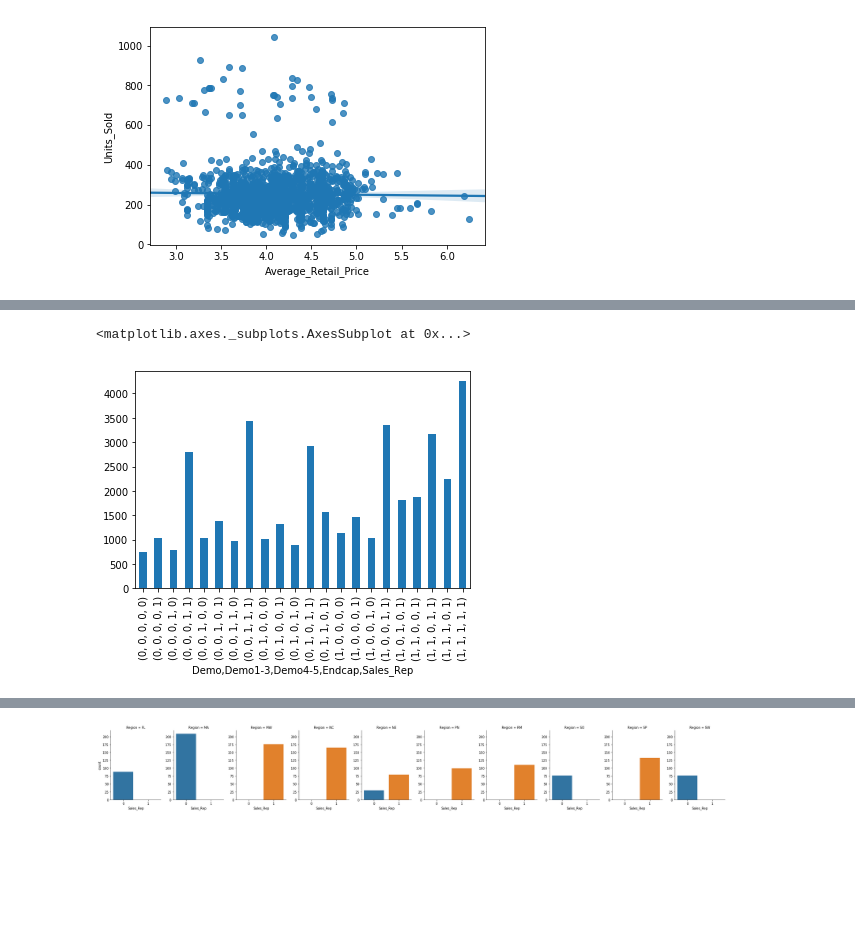
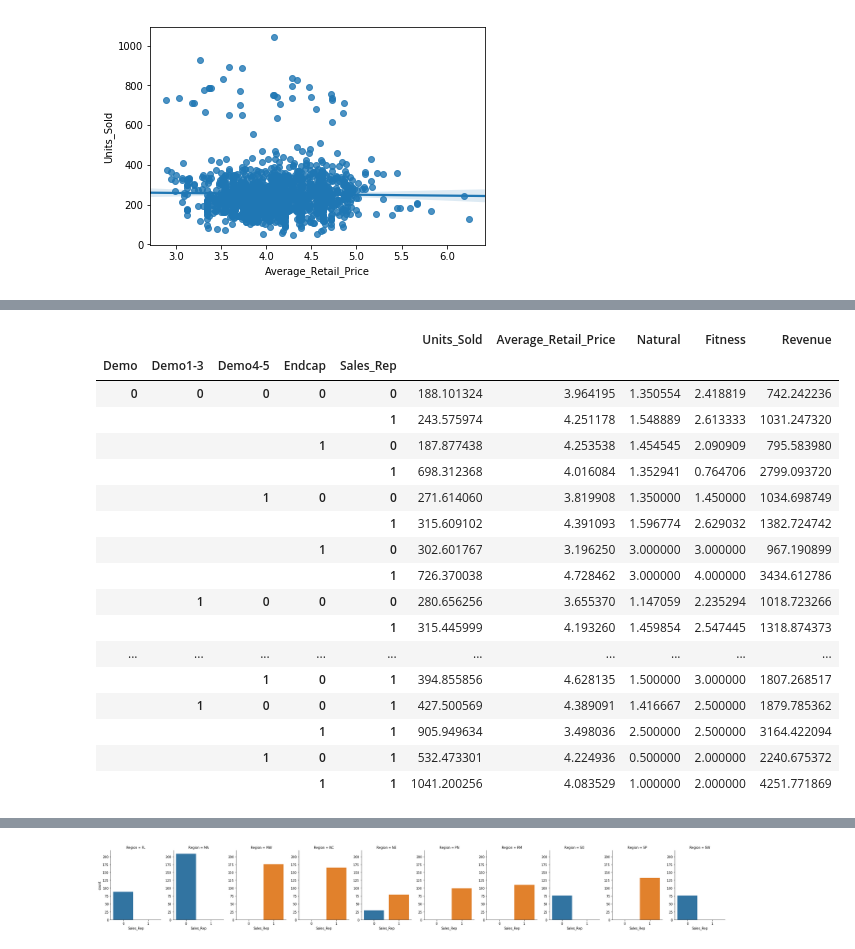
Before and after one commit to slerkpatomsak/ML-CaseStudy, a Jupyter notebook: goodbelly_casestudy.ipynb, the cells around one changed output, grey strips where cells are left out. Cells and saved outputs as stored; diff of their text form; code cells hidden in the pictures; blank space fills up the shorter version.

```diff
--- a/goodbelly_casestudy.ipynb
+++ b/goodbelly_casestudy.ipynb
@@ -269,8 +269,23 @@ group_by_demos.aggregate([np.size,np.mean,np.std])
 |  |  |  | 1 | 1.0 | 1041.200256 | NaN | 1.0 | 4.083529 | NaN | ... |
 # %%
 group_by = bellyfat.groupby(['Demo','Demo1-3','Demo4-5','Endcap','Sales_Rep'])
-group_plot =group_by.aggregate(np.mean)
-group_plot.Revenue.plot.bar()
+group_by.aggregate(np.mean)
 # %% [output]
-<matplotlib.axes._subplots.AxesSubplot at 0x...>
-[figure, removed]
+|  |  |  |  |  | Units_Sold | Average_Retail_Price | Natural | Fitness | Revenue |
+| Demo | Demo1-3 | Demo4-5 | Endcap | Sales_Rep |  |  |  |  |  |
+| 0 | 0 | 0 | 0 | 0 | 188.101324 | 3.964195 | 1.350554 | 2.418819 | 742.242236 |
+|  |  |  |  | 1 | 243.575974 | 4.251178 | 1.548889 | 2.613333 | 1031.247320 |
+|  |  |  | 1 | 0 | 187.877438 | 4.253538 | 1.454545 | 2.090909 | 795.583980 |
+|  |  |  |  | 1 | 698.312368 | 4.016084 | 1.352941 | 0.764706 | 2799.093720 |
+|  |  | 1 | 0 | 0 | 271.614060 | 3.819908 | 1.350000 | 1.450000 | 1034.698749 |
+|  |  |  |  | 1 | 315.609102 | 4.391093 | 1.596774 | 2.629032 | 1382.724742 |
+|  |  |  | 1 | 0 | 302.601767 | 3.196250 | 3.000000 | 3.000000 | 967.190899 |
+|  |  |  |  | 1 | 726.370038 | 4.728462 | 3.000000 | 4.000000 | 3434.612786 |
+|  | 1 | 0 | 0 | 0 | 280.656256 | 3.655370 | 1.147059 | 2.235294 | 1018.723266 |
+|  |  |  |  | 1 | 315.445999 | 4.193260 | 1.459854 | 2.547445 | 1318.874373 |
+| ... | ... | ... | ... | ... | ... | ... | ... | ... | ... |
+|  |  | 1 | 0 | 1 | 394.855856 | 4.628135 | 1.500000 | 3.000000 | 1807.268517 |
+|  | 1 | 0 | 0 | 1 | 427.500569 | 4.389091 | 1.416667 | 2.500000 | 1879.785362 |
+|  |  |  | 1 | 1 | 905.949634 | 3.498036 | 2.500000 | 2.500000 | 3164.422094 |
+|  |  | 1 | 0 | 1 | 532.473301 | 4.224936 | 0.500000 | 2.000000 | 2240.675372 |
+|  |  |  | 1 | 1 | 1041.200256 | 4.083529 | 1.000000 | 2.000000 | 4251.771869 |
```
Also changed, not shown: parts of 2 cells of this notebook.
